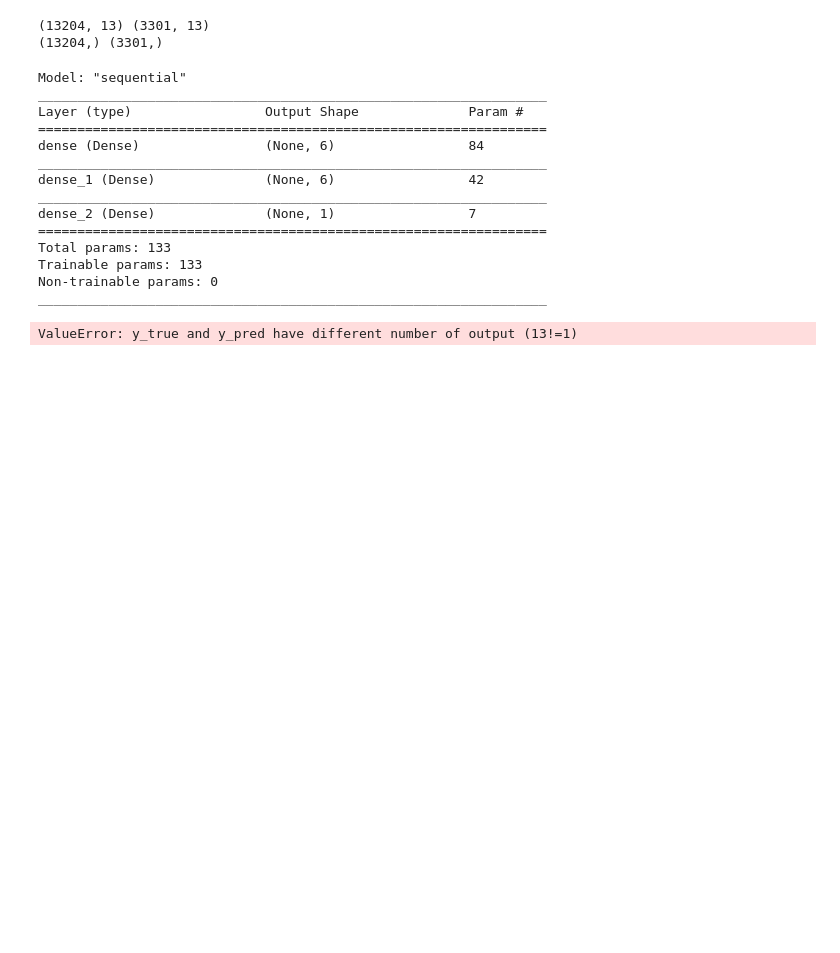
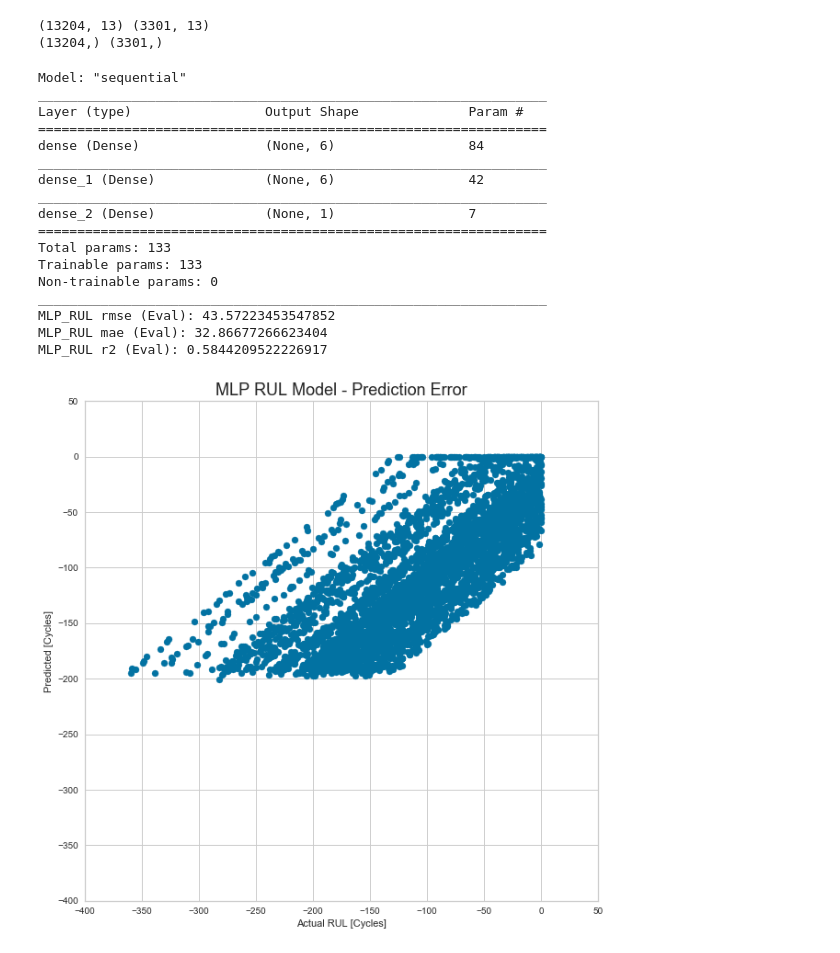
Before and after one commit to CloudforestTechnologies/nasa-turbofan-failure-prediction, a Jupyter notebook: Notebooks/3.0-pm-nasa-turbofan-rul-nn.ipynb, the cells around one changed output. Cells and saved outputs as stored; diff of their text form; code cells hidden in the pictures; blank space fills up the shorter version.

Commit message:
Prediction error visualisation.

```diff
--- a/Notebooks/3.0-pm-nasa-turbofan-rul-nn.ipynb
+++ b/Notebooks/3.0-pm-nasa-turbofan-rul-nn.ipynb
@@ -26,6 +32,7 @@ from Source.Model import ntfp_model_evaluation as evaluation
 [keras_helpers]keras version = 2.4.0
 # %%
 # Constants
+SAVE_FIGS = False
 TRAIN_MODELS = False
 # %%
 # Load Dataset (Use set from previous ML investigation)
@@ -122,10 +129,10 @@ rul_pred_eval = model.predict(rul_eval_data)
 
 # Determine model prediction stats
 model_name = "MLP_RUL"
-evaluation.evaluate_model(model_name, rul_eval_data, rul_pred_eval)
+evaluation.evaluate_model(model_name, rul_eval_label, rul_pred_eval)
 
 # Calculate indicative accuracy
-rmse, mae, r2 = model_evaluation.return_model_evaluation_stats(rul_eval_label, rul_pred_eval)
+rmse, mae, r2 = evaluation.return_model_evaluation_stats(rul_eval_label, rul_pred_eval)
 # %% [output]
 Model: "sequential"
 _________________________________________________________________
@@ -141,4 +148,35 @@ Total params: 133
 Trainable params: 133
 Non-trainable params: 0
 _________________________________________________________________
+MLP_RUL rmse (Eval): 43.57223453547852
+MLP_RUL mae (Eval): 32.86677266623404
+MLP_RUL r2 (Eval): 0.5844209522226917
-ValueError: y_true and y_pred have different number of output (13!=1)
+# %%
+# Visualise Prediction Error (MLP - RUL)
+
+if TRAIN_MODELS == False:
+    filepath_full = r'C:\Developer\nasa-turbofan-failure-prediction\Models\PM_MLP_RUL_2021_03_10-10_40_08.h5'
+
+# Load model
+model = keras.models.load_model(filepath_full)
+rul_prediction = model.predict(rul_eval_data).flatten()
+
+# Plot predicted and actual data
+plt.figure(figsize = (10, 10))
+plt.scatter(rul_eval_label, rul_prediction)
+
+# Set figure styling
+plt.title('MLP RUL Model - Prediction Error', fontsize = figs_helper.TITLE_FONTSIZE)
+plt.xlabel('Actual RUL [Cycles]')
+plt.ylabel('Predicted [Cycles]')
+lims = [-400, 50]
+plt.xlim(lims)
+plt.ylim(lims)
+
+# Save fig
+if SAVE_FIGS == True:
+    name = 'MLP_RUL_Prediction_Err'
+    save_string = figs_helper.generate_fig_save_string(name)
+    plt.savefig(save_string, format = 'png', dpi = 600)
+# %% [output]
+[figure, added]
```
Also changed, not shown: parts of 3 cells of this notebook.
